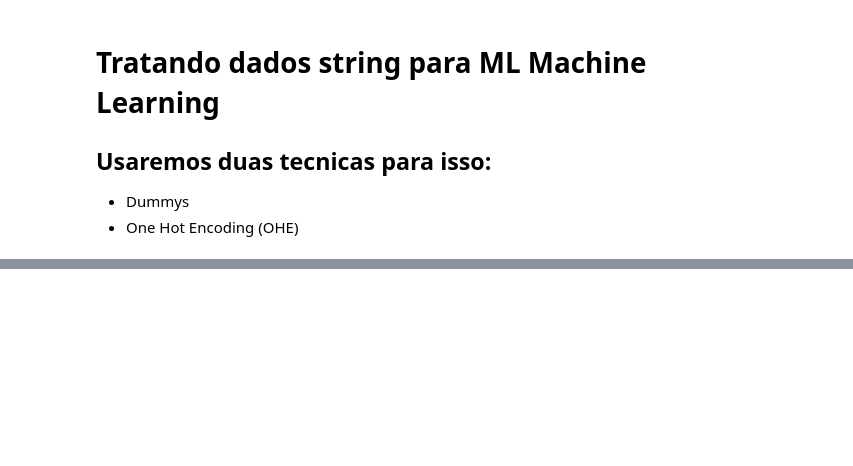
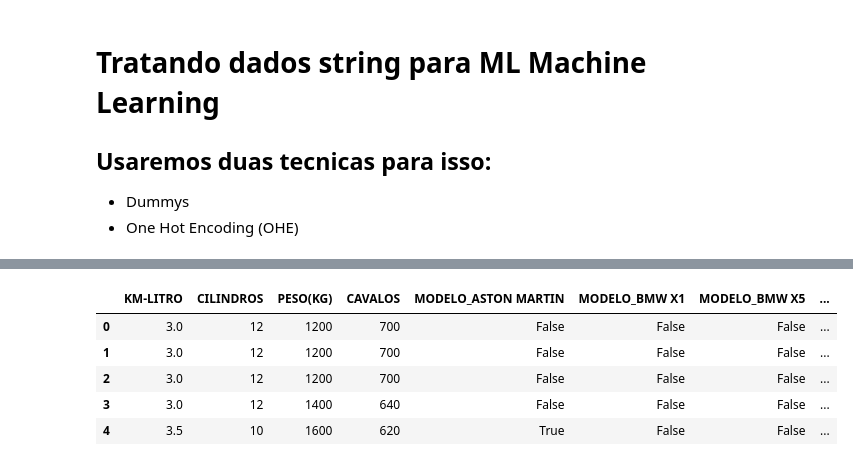
Before and after one commit to CaioHarrys/CURSO-PYTHON-IA, a Jupyter notebook: Analises/Analise Dados/dados.ipynb, the cells around one changed output, grey strips where cells are left out. Saved outputs shown, nothing was run; the diff lists cells and outputs as text; code cells hidden in the pictures; blank space fills up the shorter version.

```diff
--- a/Analises/Analise Dados/dados.ipynb
+++ b/Analises/Analise Dados/dados.ipynb
@@ -16,0 +132,6 @@ ImportError: Missing optional dependency 'openpyxl'.  Use pip or conda to instal
+# %%
+df_dummy = pd.get_dummies(df)
+
+df_transimissao = pd.get_dummies(df['TRANSMISSAO'])
+
+df_transimissao.info()
@@ -16,0 +168,9 @@ ImportError: Missing optional dependency 'openpyxl'.  Use pip or conda to instal
+# %%
+df_dummy.head()
+# %% [output]
+|  | KM-LITRO | CILINDROS | PESO(KG) | CAVALOS | MODELO_ASTON MARTIN | MODELO_BMW X1 | MODELO_BMW X5 | ... |
+| 0 | 3.0 | 12 | 1200 | 700 | False | False | False | ... |
+| 1 | 3.0 | 12 | 1200 | 700 | False | False | False | ... |
+| 2 | 3.0 | 12 | 1200 | 700 | False | False | False | ... |
+| 3 | 3.0 | 12 | 1400 | 640 | False | False | False | ... |
+| 4 | 3.5 | 10 | 1600 | 620 | True | False | False | ... |
```
Also changed, not shown: parts of 14 cells of this notebook, 1 other file.
